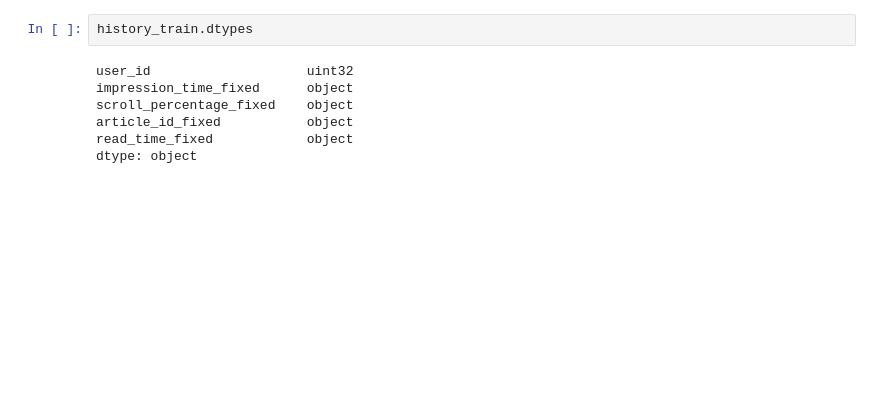
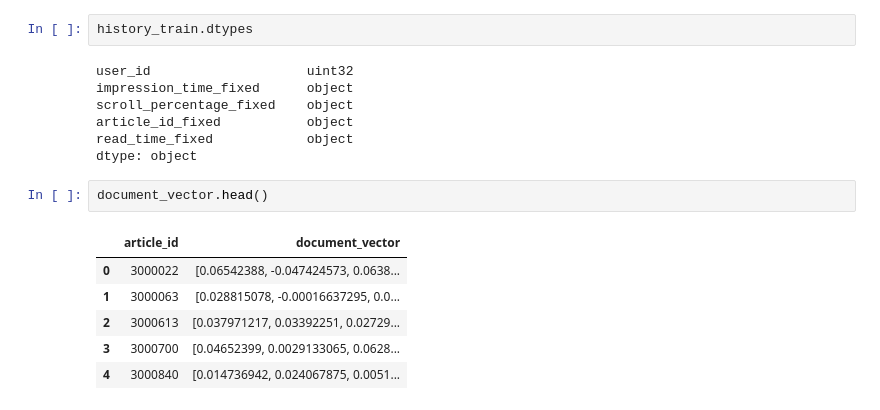
Before and after one commit to gitvonBS/recommender-systems-project, a Jupyter notebook: main.ipynb, the cells around one changed output. Drawn from its saved outputs; the diff is of its cells as text; blank space fills up the shorter version.

```diff
--- a/main.ipynb
+++ b/main.ipynb
@@ -56,3 +58,12 @@ scroll_percentage_fixed    object
 article_id_fixed           object
 read_time_fixed            object
 dtype: object
+# %%
+document_vector.head()
+# %% [output]
+|  | article_id | document_vector |
+| 0 | 3000022 | [0.06542388, -0.047424573, 0.0638... |
+| 1 | 3000063 | [0.028815078, -0.00016637295, 0.0... |
+| 2 | 3000613 | [0.037971217, 0.03392251, 0.02729... |
+| 3 | 3000700 | [0.04652399, 0.0029133065, 0.0628... |
+| 4 | 3000840 | [0.014736942, 0.024067875, 0.0051... |
```
Also changed, not shown: parts of 9 cells of this notebook.
